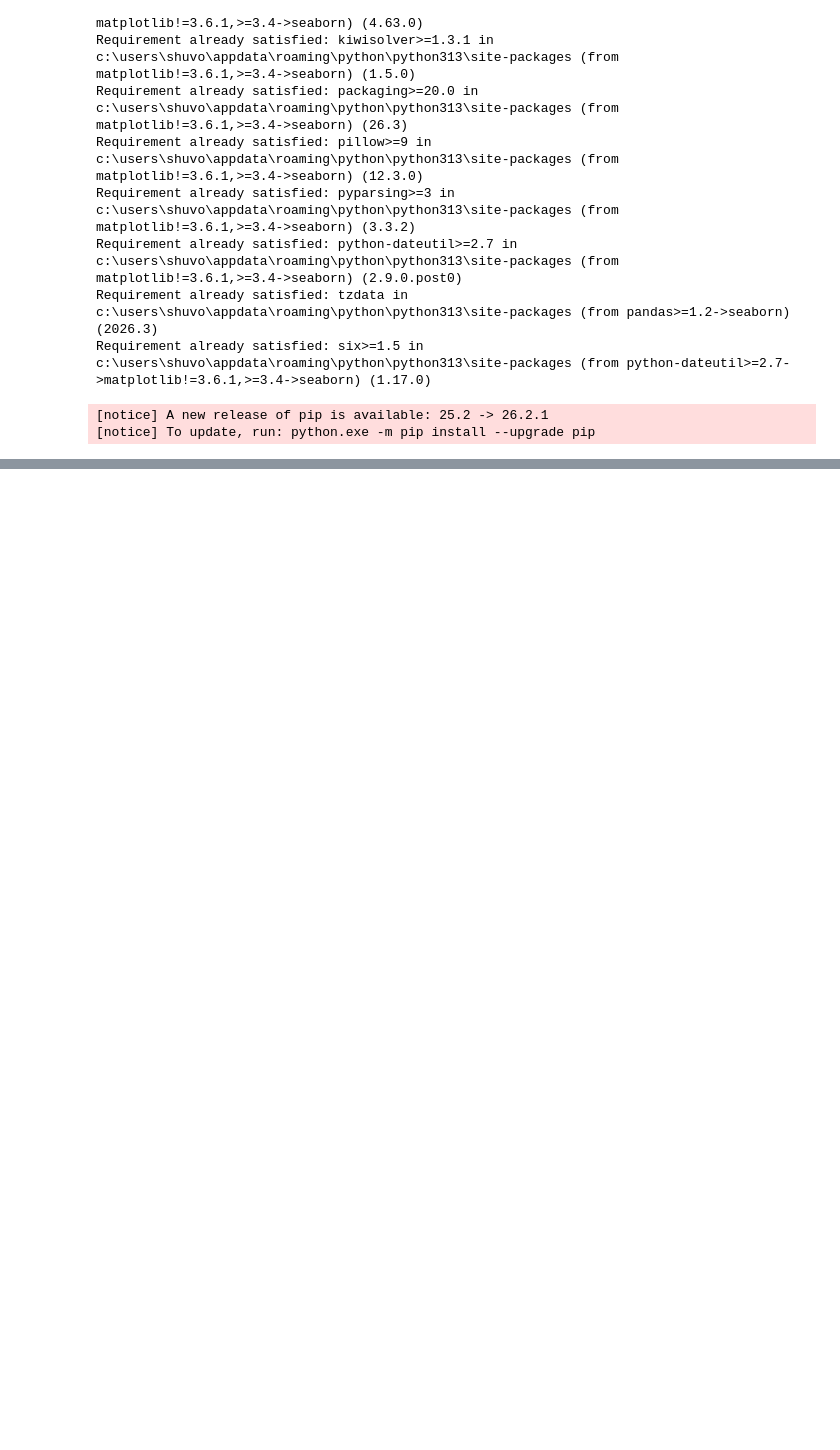
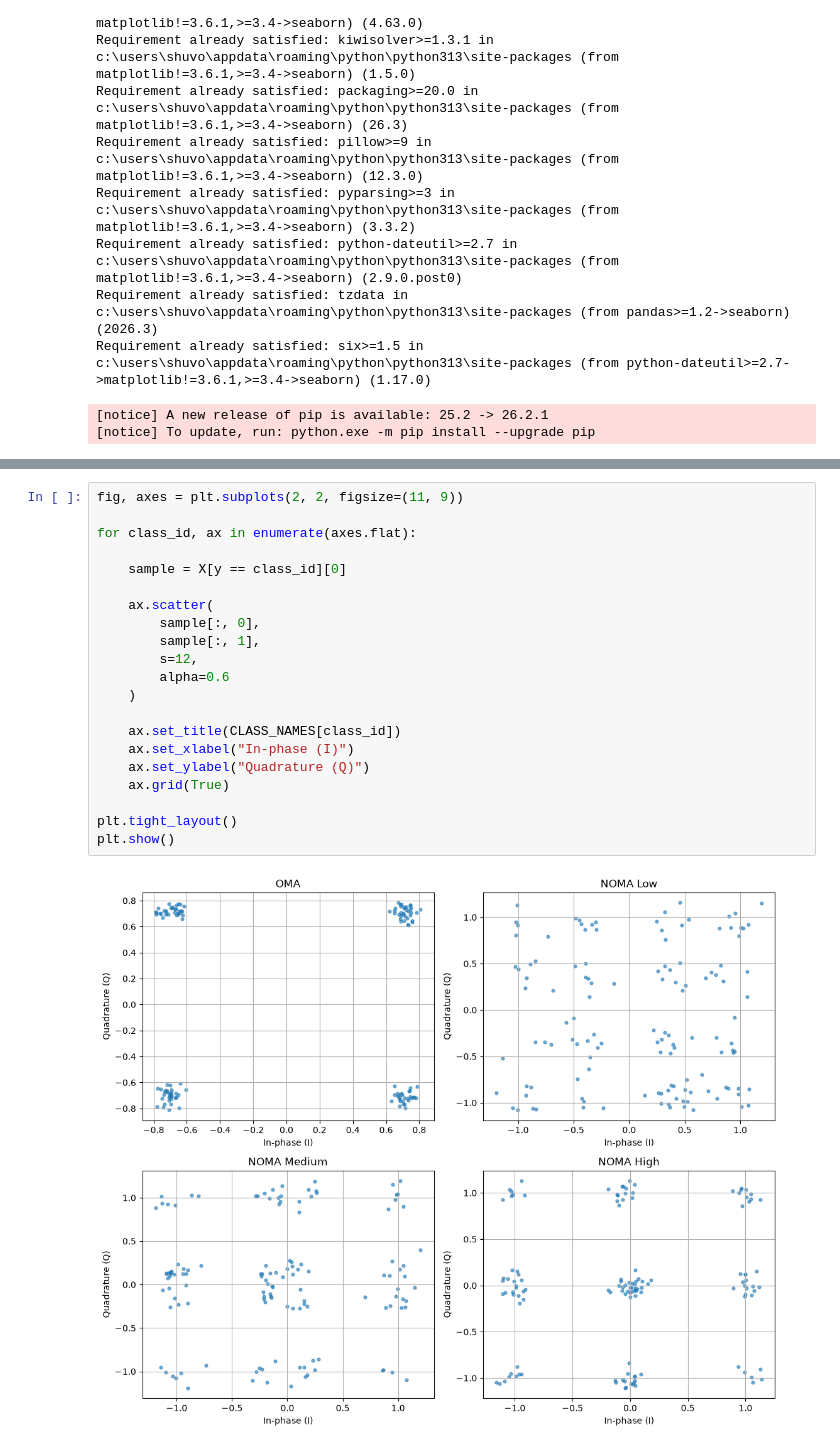
Before and after one commit to shovo896/LLM, a Jupyter notebook: zeroshot_oneshot_fewshot.ipynb, the cells around one changed output, grey strips where cells are left out. Saved outputs shown, nothing was run; the diff lists cells and outputs as text; blank space fills up the shorter version.

```diff
--- a/zeroshot_oneshot_fewshot.ipynb
+++ b/zeroshot_oneshot_fewshot.ipynb
@@ -33,0 +118,23 @@ Requirement already satisfied: six>=1.5 in c:\users\shuvo\appdata\roaming\python
+# %%
+fig, axes = plt.subplots(2, 2, figsize=(11, 9))
+
+for class_id, ax in enumerate(axes.flat):
+
+    sample = X[y == class_id][0]
+
+    ax.scatter(
+        sample[:, 0],
+        sample[:, 1],
+        s=12,
+        alpha=0.6
+    )
+
+    ax.set_title(CLASS_NAMES[class_id])
+    ax.set_xlabel("In-phase (I)")
+    ax.set_ylabel("Quadrature (Q)")
+    ax.grid(True)
+
+plt.tight_layout()
+plt.show()
+# %% [output]
+[figure, added]
```
Also changed, not shown: parts of 1 cell of this notebook.
